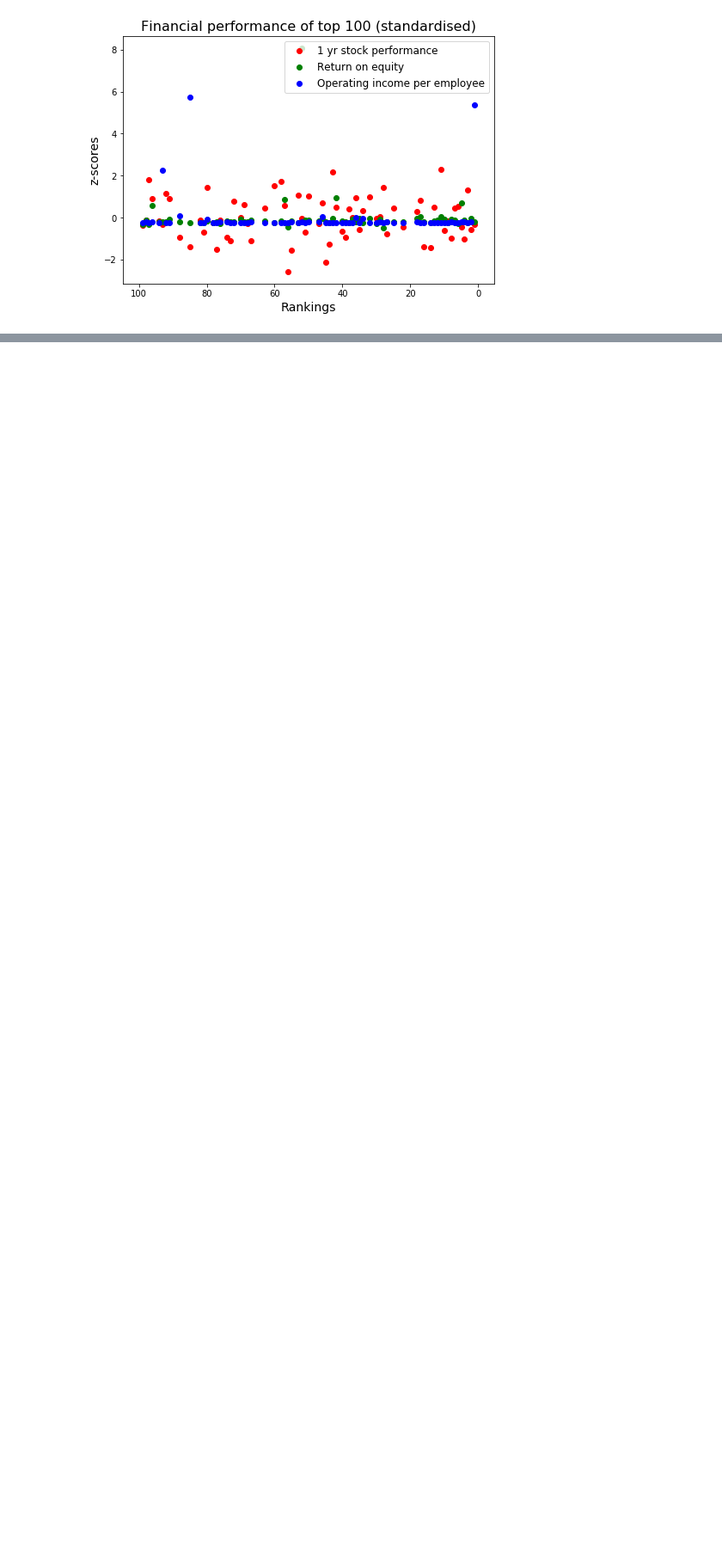
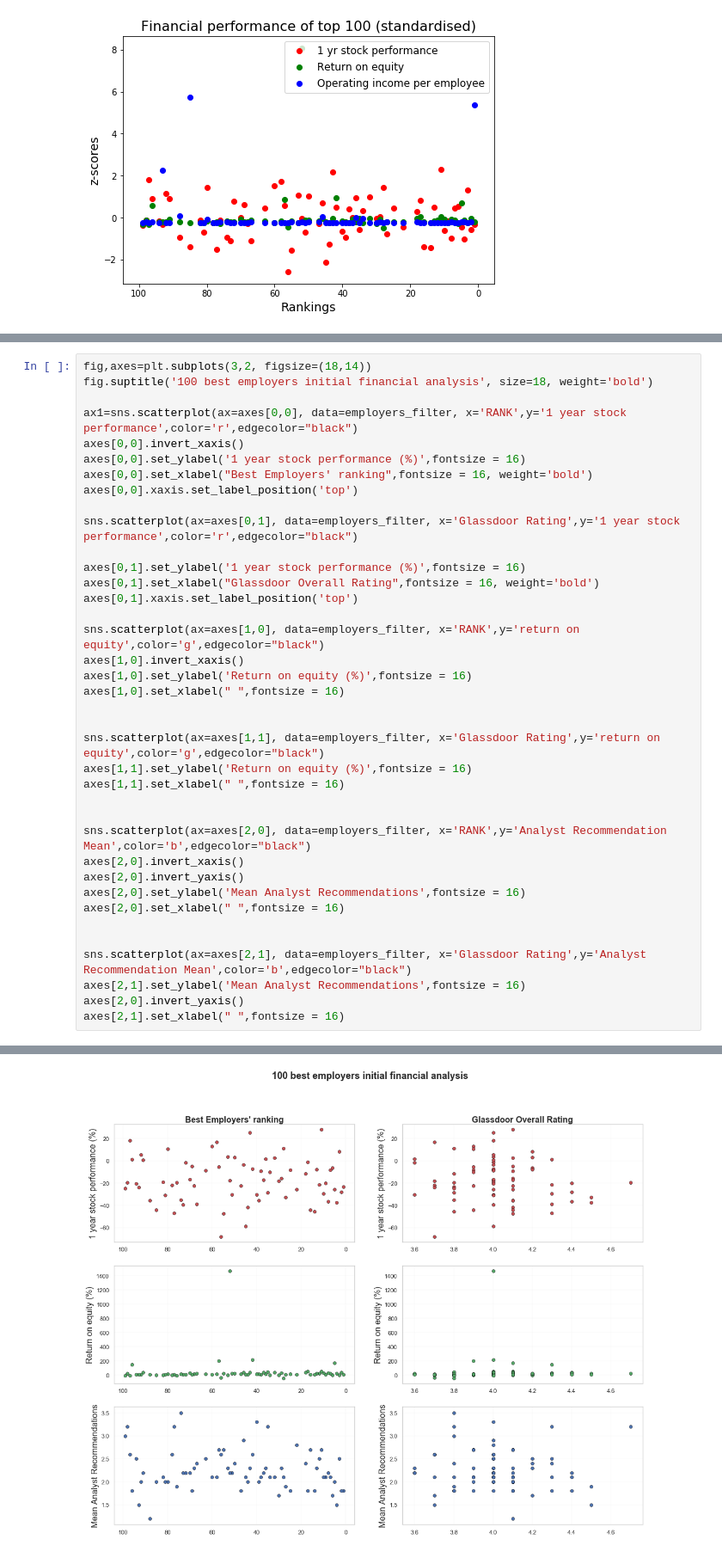
Before and after one commit to timonx11/Project-1-Demonstrasion-Group6, a Jupyter notebook: starter_code/employers_YFloop_section2.ipynb, the cells around one changed output, grey strips where cells are left out. Shown: that part at 86% size. Drawn from its saved outputs; the diff is of its cells as text; blank space fills up the shorter version.

```diff
--- a/starter_code/employers_YFloop_section2.ipynb
+++ b/starter_code/employers_YFloop_section2.ipynb
@@ -259,0 +248,39 @@ g=sns.FacetGrid(ceebs_df,col="xaxis",height=2.5)
+# %%
+fig,axes=plt.subplots(3,2, figsize=(18,14))
+fig.suptitle('100 best employers initial financial analysis', size=18, weight='bold')
+
+ax1=sns.scatterplot(ax=axes[0,0], data=employers_filter, x='RANK',y='1 year stock performance',color='r',edgecolor="black")
+axes[0,0].invert_xaxis()
+axes[0,0].set_ylabel('1 year stock performance (%)',fontsize = 16)
+axes[0,0].set_xlabel("Best Employers' ranking",fontsize = 16, weight='bold')
+axes[0,0].xaxis.set_label_position('top')
+
+sns.scatterplot(ax=axes[0,1], data=employers_filter, x='Glassdoor Rating',y='1 year stock performance',color='r',edgecolor="black")
+
+axes[0,1].set_ylabel('1 year stock performance (%)',fontsize = 16)
+axes[0,1].set_xlabel("Glassdoor Overall Rating",fontsize = 16, weight='bold')
+axes[0,1].xaxis.set_label_position('top')
+
+sns.scatterplot(ax=axes[1,0], data=employers_filter, x='RANK',y='return on equity',color='g',edgecolor="black")
+axes[1,0].invert_xaxis()
+axes[1,0].set_ylabel('Return on equity (%)',fontsize = 16)
+axes[1,0].set_xlabel(" ",fontsize = 16)
+
+
+sns.scatterplot(ax=axes[1,1], data=employers_filter, x='Glassdoor Rating',y='return on equity',color='g',edgecolor="black")
+axes[1,1].set_ylabel('Return on equity (%)',fontsize = 16)
+axes[1,1].set_xlabel(" ",fontsize = 16)
+
+
+sns.scatterplot(ax=axes[2,0], data=employers_filter, x='RANK',y='Analyst Recommendation Mean',color='b',edgecolor="black")
+axes[2,0].invert_xaxis()
+axes[2,0].invert_yaxis()
+axes[2,0].set_ylabel('Mean Analyst Recommendations',fontsize = 16)
+axes[2,0].set_xlabel(" ",fontsize = 16)
+
+
+sns.scatterplot(ax=axes[2,1], data=employers_filter, x='Glassdoor Rating',y='Analyst Recommendation Mean',color='b',edgecolor="black")
+axes[2,1].set_ylabel('Mean Analyst Recommendations',fontsize = 16)
+axes[2,0].invert_yaxis()
+axes[2,1].set_xlabel(" ",fontsize = 16)
+# %% [output]
@@ -259,0 +288 @@ g=sns.FacetGrid(ceebs_df,col="xaxis",height=2.5)
+[figure, added]
```
Also changed, not shown: parts of 5 cells of this notebook.
